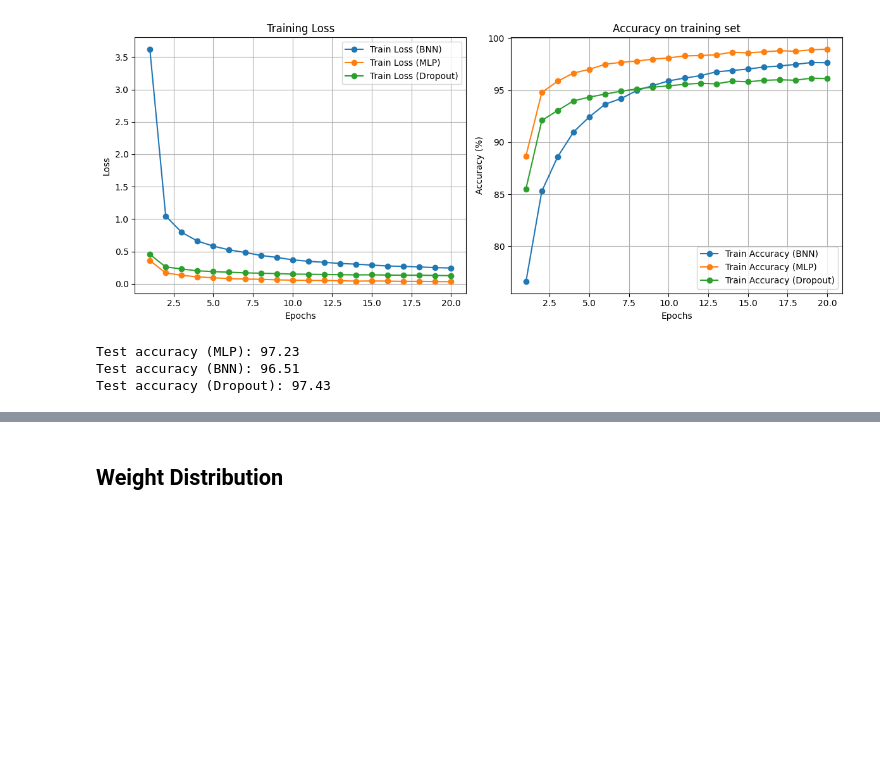
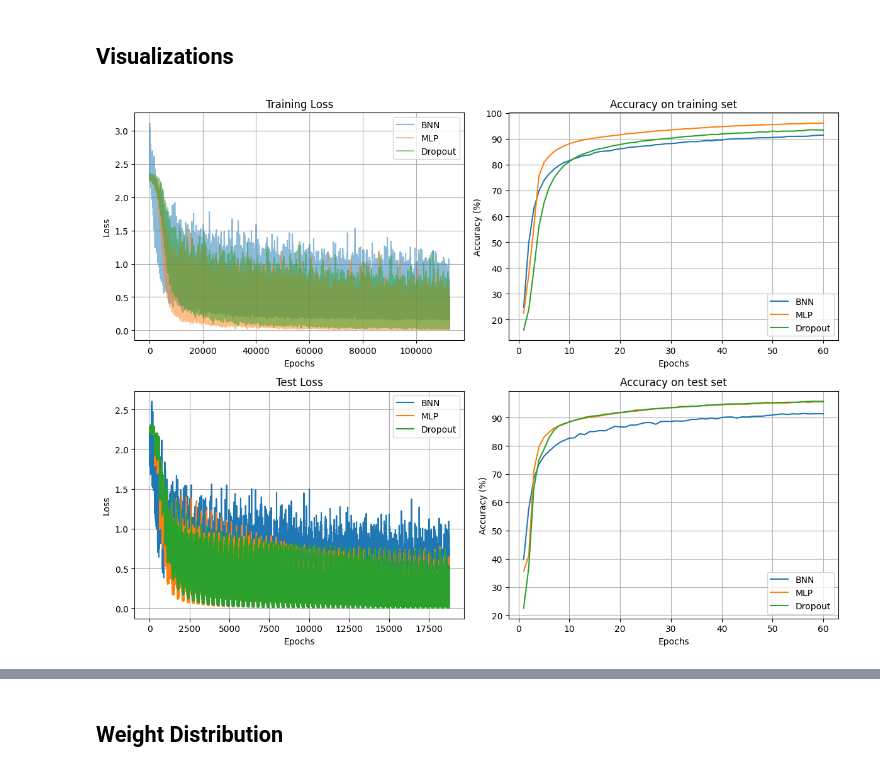
Before and after one commit to MoutetMaxime/bayesian-neural-network, a Jupyter notebook: mnist_experiment.ipynb, the cells around one changed output, grey strips where cells are left out. Cells and saved outputs as stored; diff of their text form; code cells hidden in the pictures; blank space fills up the shorter version.

```diff
--- a/mnist_experiment.ipynb
+++ b/mnist_experiment.ipynb
@@ -5,23 +7,24 @@ import torch.optim as optim
 from torchvision import datasets, transforms
 from torch.utils.data import DataLoader
 
-# Hyperparamètres
-input_dim = 28 * 28  # Taille des images aplaties
-hidden_dim = 128
+input_dim = 28 * 28
+hidden_dim = 64
 output_dim = 10
 batch_size = 32
 learning_rate = 0.001
 num_epochs = 30
 
-# Prétraitement des données
+
+# Preprocess dataset
 transform = transforms.Compose([
-    transforms.ToTensor(),  # Convertir en tenseur
-    transforms.Normalize((0.5,), (0.5,))  # Normalisation
+    transforms.ToTensor(),
+    transforms.Normalize((0.5,), (0.5,))
 ])
 
-# Charger les données MNIST
 train_dataset = datasets.MNIST(root='./data', train=True, transform=transform, download=True)
 test_dataset = datasets.MNIST(root='./data', train=False, transform=transform, download=True)
 
 train_loader = DataLoader(dataset=train_dataset, batch_size=batch_size, shuffle=True)
 test_loader = DataLoader(dataset=test_dataset, batch_size=batch_size, shuffle=False)
+
+print(len(train_dataset), len(test_dataset))
@@ -257,40 +285,57 @@ KeyboardInterrupt:
+# %% [markdown]
+## Visualizations
 # %%
 import matplotlib.pyplot as plt
 
-plt.figure(figsize=(12, 5))
+plt.figure(figsize=(12, 9))
 
 # Courbe de la perte
-plt.subplot(1, 2, 1)
-plt.plot(range(1, num_epochs + 1), bay_train_losses, label='Train Loss (BNN)', marker='o')
-plt.plot(range(1, num_epochs + 1), train_losses, label='Train Loss (MLP)', marker="o")
-plt.plot(range(1, num_epochs + 1), do_train_losses, label="Train Loss (Dropout)", marker="o")
+plt.subplot(2, 2, 1)
+plt.plot(range(len(bay_train_losses)), bay_train_losses, label='BNN', alpha=0.5)
+plt.plot(range(len(train_losses)), train_losses, label='MLP', alpha=0.5)
+plt.plot(range(len(do_train_losses)), do_train_losses, label="Dropout", alpha=0.5)
 plt.xlabel('Epochs')
 plt.ylabel('Loss')
 plt.title('Training Loss')
 plt.legend()
 plt.grid()
 
 # Courbe de l'accuracy
-plt.subplot(1, 2, 2)
-plt.plot(range(1, num_epochs + 1), bay_train_accuracies, label='Train Accuracy (BNN)', marker='o')
-plt.plot(range(1, num_epochs + 1), train_accuracies, label="Train Accuracy (MLP)", marker="o")
-plt.plot(range(1, num_epochs + 1), do_train_accuracies, label="Train Accuracy (Dropout)", marker="o")
+plt.subplot(2, 2, 2)
+plt.plot(range(1, num_epochs + 1), bay_train_accuracies, label='BNN')
+plt.plot(range(1, num_epochs + 1), train_accuracies, label="MLP")
+plt.plot(range(1, num_epochs + 1), do_train_accuracies, label="Dropout")
 plt.xlabel('Epochs')
 plt.ylabel('Accuracy (%)')
 plt.title('Accuracy on training set')
 plt.legend()
 plt.grid()
 
+
+plt.subplot(2, 2, 3)
+plt.plot(range(len(bay_test_losses)), bay_test_losses, label='BNN')
+plt.plot(range(len(test_losses)), test_losses, label='MLP')
+plt.plot(range(len(do_test_losses)), do_test_losses, label="Dropout")
+plt.xlabel('Epochs')
+plt.ylabel('Loss')
+plt.title('Test Loss')
+plt.legend()
+plt.grid()
+
+plt.subplot(2, 2, 4)
+plt.plot(range(1, num_epochs + 1), bay_test_accuracies, label='BNN')
+plt.plot(range(1, num_epochs + 1), test_accuracies, label="MLP")
+plt.plot(range(1, num_epochs + 1), do_test_accuracies, label="Dropout")
+plt.xlabel('Epochs')
+plt.ylabel('Accuracy (%)')
+plt.title('Accuracy on test set')
+plt.legend()
+plt.grid()
+
 plt.tight_layout()
 plt.show()
-print("Test accuracy (MLP):", test_accuracy)
-print("Test accuracy (BNN):", bay_test_accuracy)
-print("Test accuracy (Dropout):", do_test_accuracy)
 # %% [output]
-[figure, old version]
+[figure, new version]
-Test accuracy (MLP): 97.23
-Test accuracy (BNN): 96.51
-Test accuracy (Dropout): 97.43
 # %%
 # Affichage des variations de mu et sigma
 plt.figure(figsize=(12, 5))
```
Also changed, not shown: parts of 12 cells of this notebook, 1 other file.
